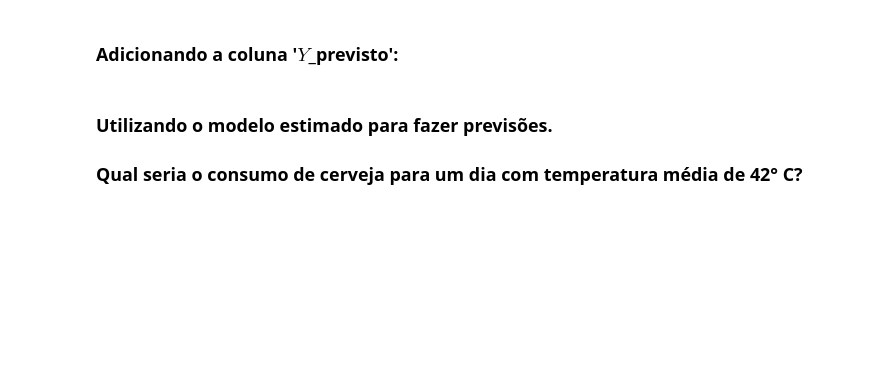
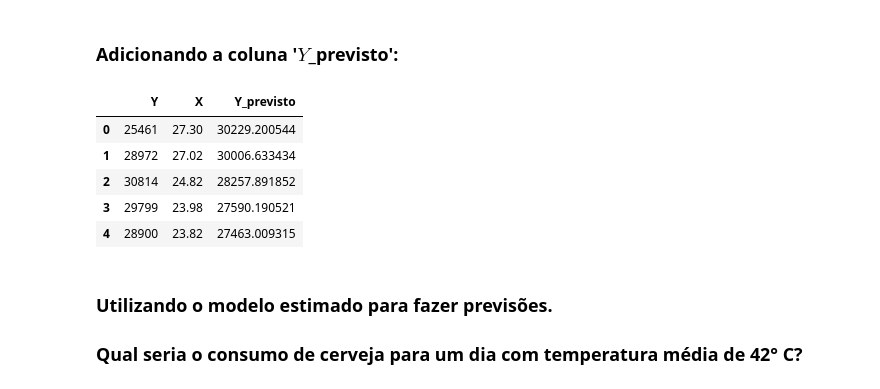
Before and after one commit to silsantos/Data-Science_Projects, a Jupyter notebook: Estatistica/Pratica3_cerveja.ipynb, the cells around one changed output. Cells and saved outputs as stored; diff of their text form; code cells hidden in the pictures; blank space fills up the shorter version.

```diff
--- a/Estatistica/Pratica3_cerveja.ipynb
+++ b/Estatistica/Pratica3_cerveja.ipynb
@@ -111,5 +138,17 @@ dados.corr()
 # %% [markdown]
 ### Adicionando a coluna '$Y$_previsto':
+# %%
+# Fazendo a previsão de valores já conhecidos:
+
+dados['Y_previsto'] = regressao_cerveja.predict()
+dados.head()
+# %% [output]
+|  | Y | X | Y_previsto |
+| 0 | 25461 | 27.30 | 30229.200544 |
+| 1 | 28972 | 27.02 | 30006.633434 |
+| 2 | 30814 | 24.82 | 28257.891852 |
+| 3 | 29799 | 23.98 | 27590.190521 |
+| 4 | 28900 | 23.82 | 27463.009315 |
 # %% [markdown]
 ### Utilizando o modelo estimado para fazer previsões.
 ### Qual seria o consumo de cerveja para um dia com temperatura média de 42° C?
```
Also changed, not shown: parts of 7 cells of this notebook.
